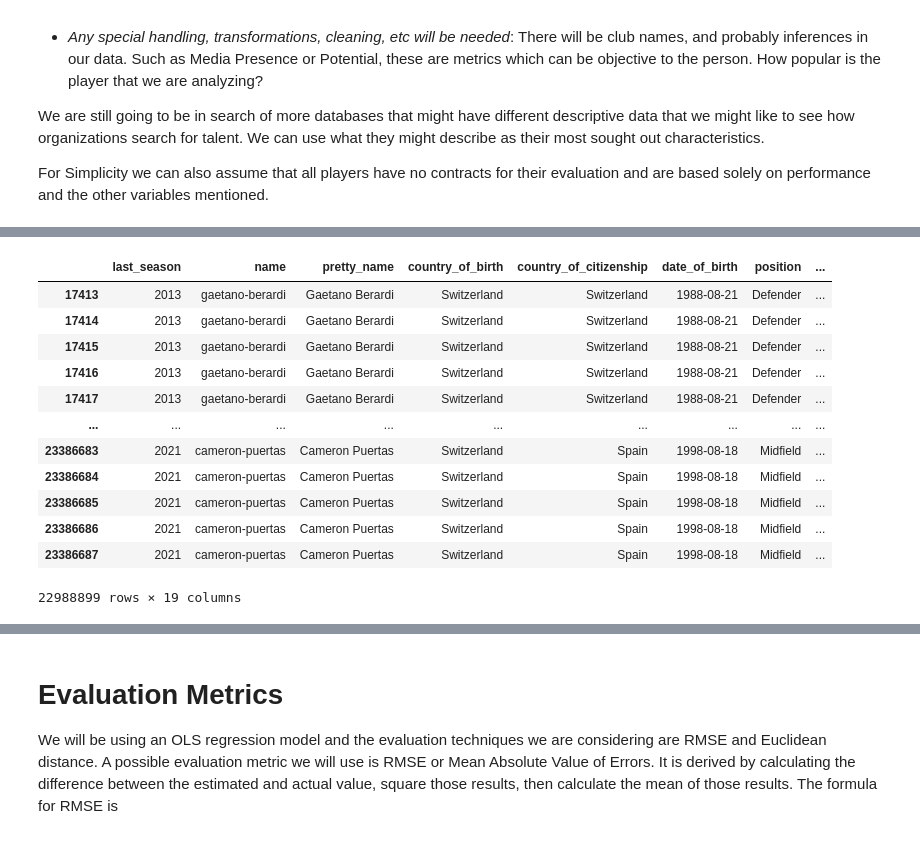
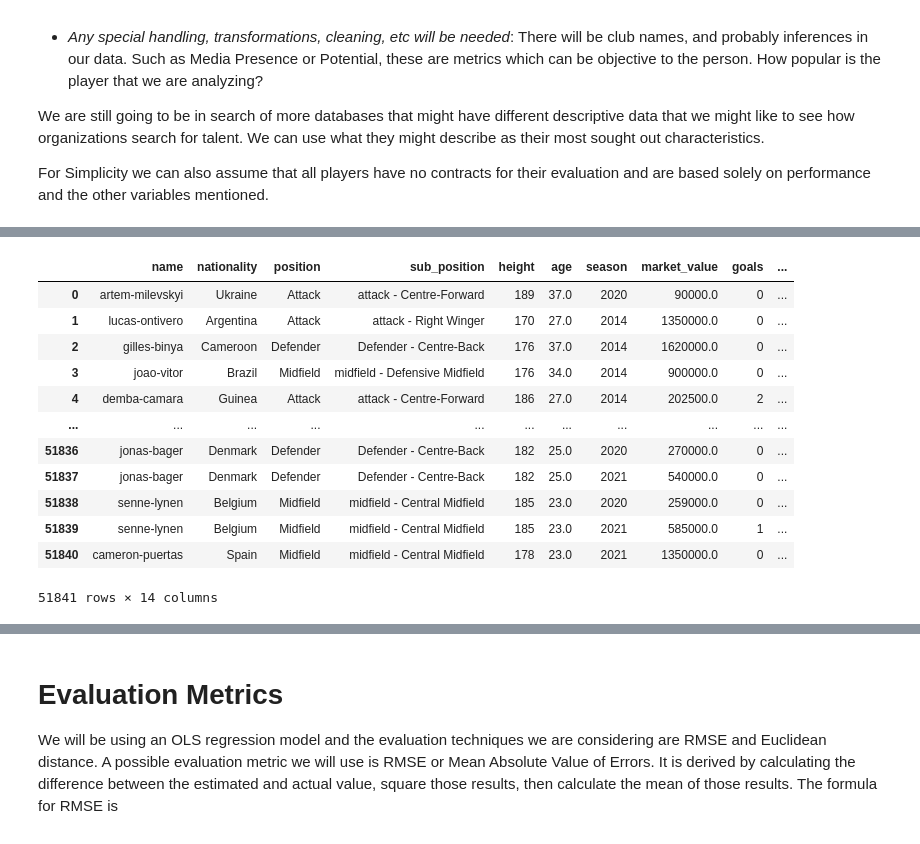
Before and after one commit to kade09/FifaMarketValueML, a Jupyter notebook: project.ipynb, the cells around one changed output, grey strips where cells are left out. Cells and saved outputs as stored; diff of their text form; code cells hidden in the pictures.

```diff
--- a/project.ipynb
+++ b/project.ipynb
@@ -118,8 +139,0 @@ data['appearances']
-# %%
-data['player_valuations'].rename(
-    columns = {'market_value': 'market_value_in_gbp'},
-    inplace = True
-)
-data['player_valuations'].set_index(['player_id'], inplace = True)
-
-data['player_valuations']
@@ -141,15 +171,33 @@ data['player_valuations']
 # %%
 data['players'] = data['players'].loc[
     :, ~data['players'].columns.isin([
+        'last_season',
+        'pretty_name',
         'market_value_in_gbp',
+        'highest_market_value_in_gbp',
+        'country_of_birth',
         'url',
         'foot'
     ])
 ]
 data['players'].rename(
-    columns = {'current_club_id': 'club_id'},
+    columns = {
+        'height_in_cm': 'height',
+        'current_club_id': 'club_id',
+        'country_of_citizenship': 'nationality'
+    },
     inplace = True
 )
+
+data['players']['age'] = (
+    pd.to_datetime('now', utc = True)
+        - pd.to_datetime(data['players']['date_of_birth'], utc = True)
+).astype('timedelta64[Y]')
+data['players'].drop(
+    columns = ['date_of_birth'],
+    inplace = True
+)
+
 data['players'].set_index('player_id', inplace = True)
 
 data['players']
@@ -171,37 +219,34 @@ data['players']
 # %%
 df = data['players'].merge(
-    data['player_valuations'],
-    on = 'player_id',
-    copy = False
-).merge(
-    data['appearances'],
+    data['player_valuations'].merge(
+        data['appearances'],
+        on = ['player_id', 'season'],
+        copy = False
+    ),
     on = 'player_id',
     copy = False
 ).merge(
     data['clubs'],
     on = 'club_id',
     copy = False
-).drop(columns = 'club_id')
-df.dropna(subset = [
-    'market_value_in_gbp',
-    'club_total_market_value_in_gbp'
-], inplace = True)
+)
+df.drop(columns = 'club_id', inplace = True)
 
 df
 # %% [output]
-|  | last_season | name | pretty_name | country_of_birth | country_of_citizenship | date_of_birth | position | ... |
-| 17413 | 2013 | gaetano-berardi | Gaetano Berardi | Switzerland | Switzerland | 1988-08-21 | Defender | ... |
-| 17414 | 2013 | gaetano-berardi | Gaetano Berardi | Switzerland | Switzerland | 1988-08-21 | Defender | ... |
-| 17415 | 2013 | gaetano-berardi | Gaetano Berardi | Switzerland | Switzerland | 1988-08-21 | Defender | ... |
-| 17416 | 2013 | gaetano-berardi | Gaetano Berardi | Switzerland | Switzerland | 1988-08-21 | Defender | ... |
-| 17417 | 2013 | gaetano-berardi | Gaetano Berardi | Switzerland | Switzerland | 1988-08-21 | Defender | ... |
-| ... | ... | ... | ... | ... | ... | ... | ... | ... |
-| 23386683 | 2021 | cameron-puertas | Cameron Puertas | Switzerland | Spain | 1998-08-18 | Midfield | ... |
-| 23386684 | 2021 | cameron-puertas | Cameron Puertas | Switzerland | Spain | 1998-08-18 | Midfield | ... |
-| 23386685 | 2021 | cameron-puertas | Cameron Puertas | Switzerland | Spain | 1998-08-18 | Midfield | ... |
-| 23386686 | 2021 | cameron-puertas | Cameron Puertas | Switzerland | Spain | 1998-08-18 | Midfield | ... |
-| 23386687 | 2021 | cameron-puertas | Cameron Puertas | Switzerland | Spain | 1998-08-18 | Midfield | ... |
+|  | name | nationality | position | sub_position | height | age | season | market_value | goals | ... |
+| 0 | artem-milevskyi | Ukraine | Attack | attack - Centre-Forward | 189 | 37.0 | 2020 | 90000.0 | 0 | ... |
+| 1 | lucas-ontivero | Argentina | Attack | attack - Right Winger | 170 | 27.0 | 2014 | 1350000.0 | 0 | ... |
+| 2 | gilles-binya | Cameroon | Defender | Defender - Centre-Back | 176 | 37.0 | 2014 | 1620000.0 | 0 | ... |
+| 3 | joao-vitor | Brazil | Midfield | midfield - Defensive Midfield | 176 | 34.0 | 2014 | 900000.0 | 0 | ... |
+| 4 | demba-camara | Guinea | Attack | attack - Centre-Forward | 186 | 27.0 | 2014 | 202500.0 | 2 | ... |
+| ... | ... | ... | ... | ... | ... | ... | ... | ... | ... | ... |
+| 51836 | jonas-bager | Denmark | Defender | Defender - Centre-Back | 182 | 25.0 | 2020 | 270000.0 | 0 | ... |
+| 51837 | jonas-bager | Denmark | Defender | Defender - Centre-Back | 182 | 25.0 | 2021 | 540000.0 | 0 | ... |
+| 51838 | senne-lynen | Belgium | Midfield | midfield - Central Midfield | 185 | 23.0 | 2020 | 259000.0 | 0 | ... |
+| 51839 | senne-lynen | Belgium | Midfield | midfield - Central Midfield | 185 | 23.0 | 2021 | 585000.0 | 1 | ... |
+| 51840 | cameron-puertas | Spain | Midfield | midfield - Central Midfield | 178 | 23.0 | 2021 | 1350000.0 | 0 | ... |
-22988899 rows × 19 columns
+51841 rows × 14 columns
 # %%
 df.dtypes
 # %% [output]
```
Also changed, not shown: parts of 14 cells of this notebook.
